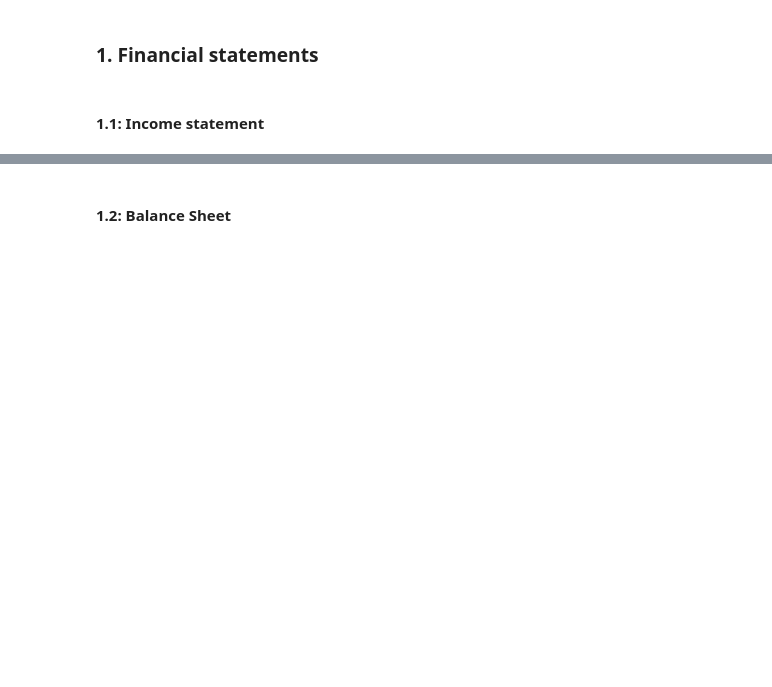
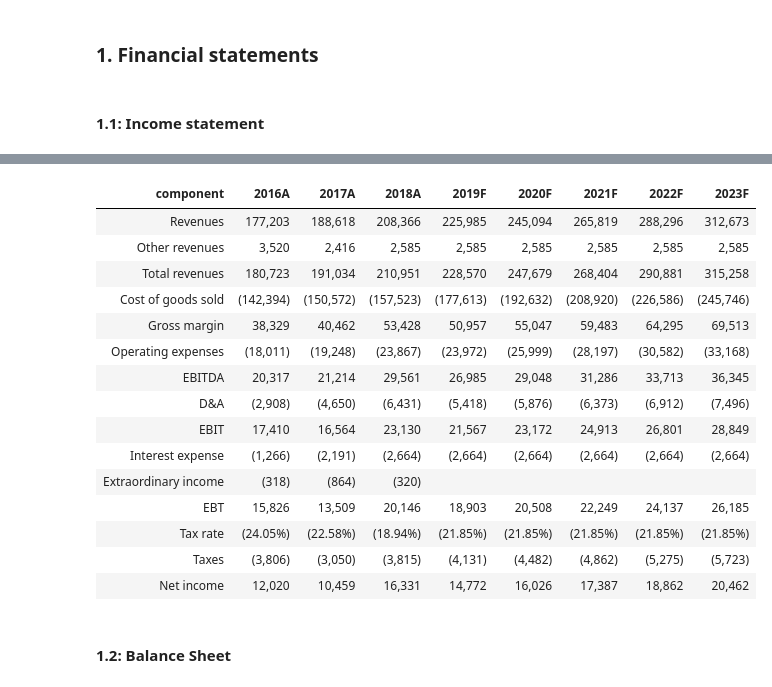
Before and after one commit to subhadri/financial_model, a Jupyter notebook: code/cheesco/company-valuation-2016-2018.ipynb, the cells around one changed output, grey strips where cells are left out. Saved outputs shown, nothing was run; the diff lists cells and outputs as text; code cells hidden in the pictures; blank space fills up the shorter version.

```diff
--- a/code/cheesco/company-valuation-2016-2018.ipynb
+++ b/code/cheesco/company-valuation-2016-2018.ipynb
@@ -67,3 +62,25 @@ report_table(statement.income,statement.forecast_dates)
+# %%
+report_table(data=statement.income.to_pandas_df(),
+             f_date=statement.forecast_dates,
+             bold_rows=["Total revenues","Gross margin","EBITDA","EBIT","EBT","Net income"],
+             pct_rows=["Tax rate"])
+# %% [output]
+| component | 2016A | 2017A | 2018A | 2019F | 2020F | 2021F | 2022F | 2023F |
+| Revenues | 177,203 | 188,618 | 208,366 | 225,985 | 245,094 | 265,819 | 288,296 | 312,673 |
+| Other revenues | 3,520 | 2,416 | 2,585 | 2,585 | 2,585 | 2,585 | 2,585 | 2,585 |
+| Total revenues | 180,723 | 191,034 | 210,951 | 228,570 | 247,679 | 268,404 | 290,881 | 315,258 |
+| Cost of goods sold | (142,394) | (150,572) | (157,523) | (177,613) | (192,632) | (208,920) | (226,586) | (245,746) |
+| Gross margin | 38,329 | 40,462 | 53,428 | 50,957 | 55,047 | 59,483 | 64,295 | 69,513 |
+| Operating expenses | (18,011) | (19,248) | (23,867) | (23,972) | (25,999) | (28,197) | (30,582) | (33,168) |
+| EBITDA | 20,317 | 21,214 | 29,561 | 26,985 | 29,048 | 31,286 | 33,713 | 36,345 |
+| D&A | (2,908) | (4,650) | (6,431) | (5,418) | (5,876) | (6,373) | (6,912) | (7,496) |
+| EBIT | 17,410 | 16,564 | 23,130 | 21,567 | 23,172 | 24,913 | 26,801 | 28,849 |
+| Interest expense | (1,266) | (2,191) | (2,664) | (2,664) | (2,664) | (2,664) | (2,664) | (2,664) |
+| Extraordinary income | (318) | (864) | (320) |  |  |  |  |  |
+| EBT | 15,826 | 13,509 | 20,146 | 18,903 | 20,508 | 22,249 | 24,137 | 26,185 |
+| Tax rate | (24.05%) | (22.58%) | (18.94%) | (21.85%) | (21.85%) | (21.85%) | (21.85%) | (21.85%) |
+| Taxes | (3,806) | (3,050) | (3,815) | (4,131) | (4,482) | (4,862) | (5,275) | (5,723) |
+| Net income | 12,020 | 10,459 | 16,331 | 14,772 | 16,026 | 17,387 | 18,862 | 20,462 |
 # %% [markdown]
 #### 1.2: Balance Sheet
 # %%
```
Also changed, not shown: parts of 18 cells of this notebook, 5 other files.
